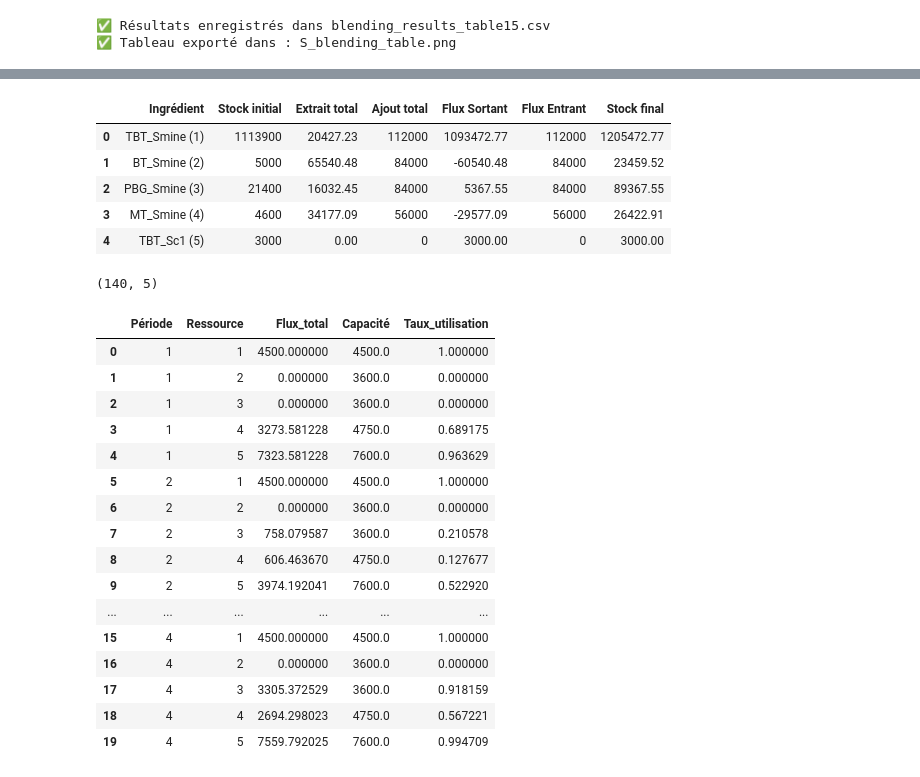
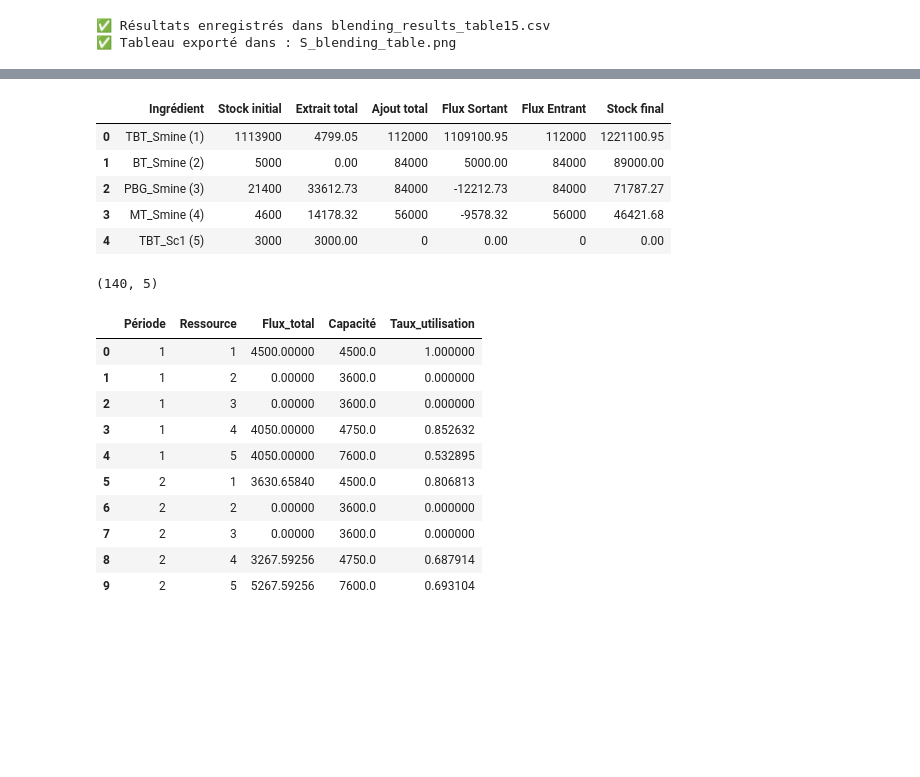
Before and after one commit to abdeljalilf/planning_model, a Jupyter notebook: test.ipynb, the cells around one changed output, grey strips where cells are left out. Saved outputs shown, nothing was run; the diff lists cells and outputs as text; code cells hidden in the pictures; blank space fills up the shorter version.

```diff
--- a/test.ipynb
+++ b/test.ipynb
@@ -83,0 +80,12 @@ Gap                : 0.02 %
+# %%
+# Model Load
+# Model Loadfrom pyomo.environ import *
+
+# 1. Reconstruction structurelle
+data = get_all_data()
+model = ConcreteModel()
+model = define_sets_and_params(model, data)
+define_variables(model)
+model = add_constraints(model, data)
+define_objective(model)
+save.load_solution_into_model(model)
@@ -270,34 +232,27 @@ df_flux.head(5)
 # df_flux.tail()
 # %% [output]
 |  | Ingrédient | Stock initial | Extrait total | Ajout total | Flux Sortant | Flux Entrant | Stock final |
-| 0 | TBT_Smine (1) | 1113900 | 20427.23 | 112000 | 1093472.77 | 112000 | 1205472.77 |
-| 1 | BT_Smine (2) | 5000 | 65540.48 | 84000 | -60540.48 | 84000 | 23459.52 |
-| 2 | PBG_Smine (3) | 21400 | 16032.45 | 84000 | 5367.55 | 84000 | 89367.55 |
-| 3 | MT_Smine (4) | 4600 | 34177.09 | 56000 | -29577.09 | 56000 | 26422.91 |
-| 4 | TBT_Sc1 (5) | 3000 | 0.00 | 0 | 3000.00 | 0 | 3000.00 |
+| 0 | TBT_Smine (1) | 1113900 | 4799.05 | 112000 | 1109100.95 | 112000 | 1221100.95 |
+| 1 | BT_Smine (2) | 5000 | 0.00 | 84000 | 5000.00 | 84000 | 89000.00 |
+| 2 | PBG_Smine (3) | 21400 | 33612.73 | 84000 | -12212.73 | 84000 | 71787.27 |
+| 3 | MT_Smine (4) | 4600 | 14178.32 | 56000 | -9578.32 | 56000 | 46421.68 |
+| 4 | TBT_Sc1 (5) | 3000 | 3000.00 | 0 | 0.00 | 0 | 0.00 |
 # %%
-
 df_util = affichage.compute_resource_utilization(model, data)
 # df_util.to_csv("resource_utilization.csv", index=False)
 print(df_util.shape)  # aperçu
-df_util.head(20) # aperçu
+df_util.head(10) # aperçu
 # %% [output]
 (140, 5)
 |  | Période | Ressource | Flux_total | Capacité | Taux_utilisation |
-| 0 | 1 | 1 | 4500.000000 | 4500.0 | 1.000000 |
-| 1 | 1 | 2 | 0.000000 | 3600.0 | 0.000000 |
-| 2 | 1 | 3 | 0.000000 | 3600.0 | 0.000000 |
-| 3 | 1 | 4 | 3273.581228 | 4750.0 | 0.689175 |
-| 4 | 1 | 5 | 7323.581228 | 7600.0 | 0.963629 |
-| 5 | 2 | 1 | 4500.000000 | 4500.0 | 1.000000 |
-| 6 | 2 | 2 | 0.000000 | 3600.0 | 0.000000 |
-| 7 | 2 | 3 | 758.079587 | 3600.0 | 0.210578 |
-| 8 | 2 | 4 | 606.463670 | 4750.0 | 0.127677 |
-| 9 | 2 | 5 | 3974.192041 | 7600.0 | 0.522920 |
-| ... | ... | ... | ... | ... | ... |
-| 15 | 4 | 1 | 4500.000000 | 4500.0 | 1.000000 |
-| 16 | 4 | 2 | 0.000000 | 3600.0 | 0.000000 |
-| 17 | 4 | 3 | 3305.372529 | 3600.0 | 0.918159 |
-| 18 | 4 | 4 | 2694.298023 | 4750.0 | 0.567221 |
-| 19 | 4 | 5 | 7559.792025 | 7600.0 | 0.994709 |
+| 0 | 1 | 1 | 4500.00000 | 4500.0 | 1.000000 |
+| 1 | 1 | 2 | 0.00000 | 3600.0 | 0.000000 |
+| 2 | 1 | 3 | 0.00000 | 3600.0 | 0.000000 |
+| 3 | 1 | 4 | 4050.00000 | 4750.0 | 0.852632 |
+| 4 | 1 | 5 | 4050.00000 | 7600.0 | 0.532895 |
+| 5 | 2 | 1 | 3630.65840 | 4500.0 | 0.806813 |
+| 6 | 2 | 2 | 0.00000 | 3600.0 | 0.000000 |
+| 7 | 2 | 3 | 0.00000 | 3600.0 | 0.000000 |
+| 8 | 2 | 4 | 3267.59256 | 4750.0 | 0.687914 |
+| 9 | 2 | 5 | 5267.59256 | 7600.0 | 0.693104 |
 # %%
```
Also changed, not shown: parts of 14 cells of this notebook, 6 other files.
